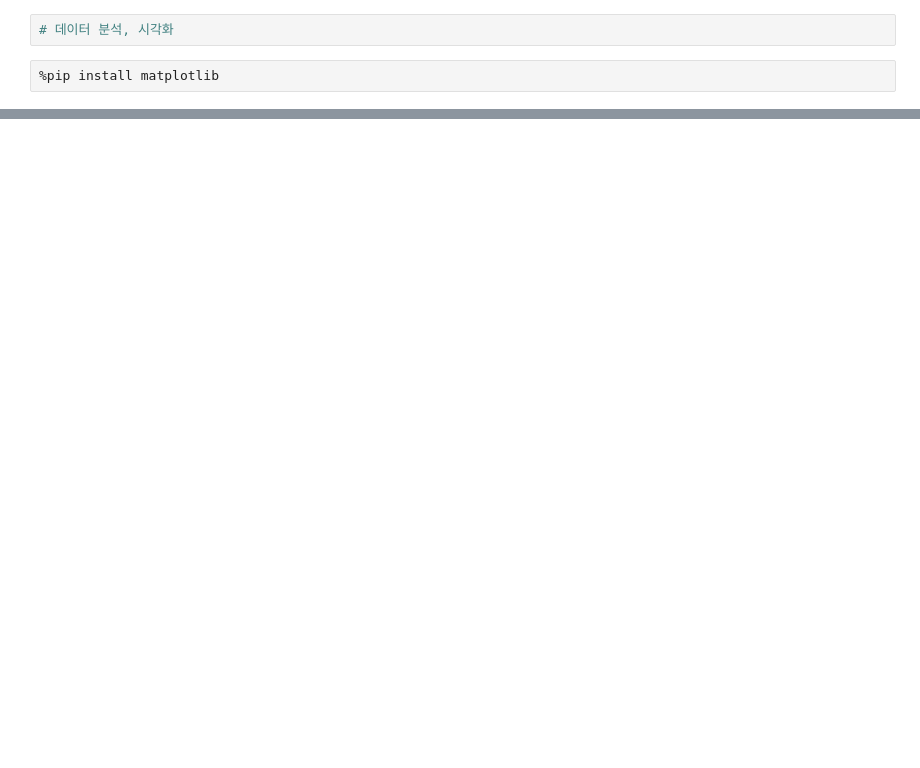
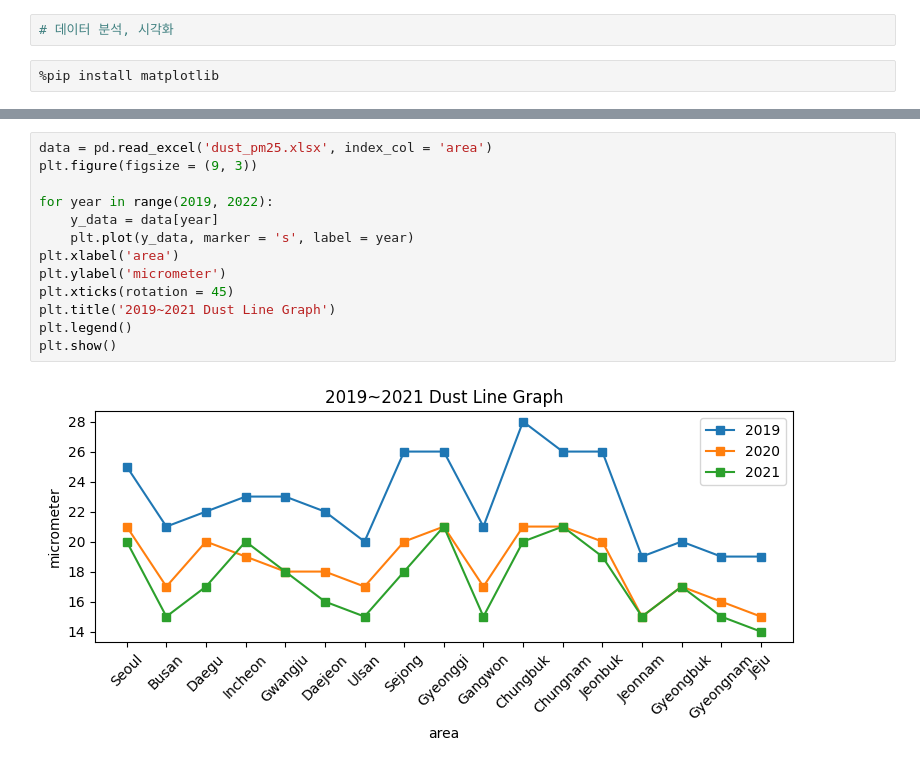
Before and after one commit to wjdtjwls512/School, a Jupyter notebook: 인공지능일반/데이터시각화_1315.ipynb, the cells around one changed output, grey strips where cells are left out. Cells and saved outputs as stored; diff of their text form; blank space fills up the shorter version.

```diff
--- a/인공지능일반/데이터시각화_1315.ipynb
+++ b/인공지능일반/데이터시각화_1315.ipynb
@@ -16,0 +23,15 @@ plt.show()
+# %%
+data = pd.read_excel('dust_pm25.xlsx', index_col = 'area')
+plt.figure(figsize = (9, 3))
+
+for year in range(2019, 2022):
+    y_data = data[year]
+    plt.plot(y_data, marker = 's', label = year)
+plt.xlabel('area')
+plt.ylabel('micrometer')
+plt.xticks(rotation = 45)
+plt.title('2019~2021 Dust Line Graph')
+plt.legend()
+plt.show()
+# %% [output]
+[figure, added]
```
Also changed, not shown: parts of 3 cells of this notebook, 1 other file.
